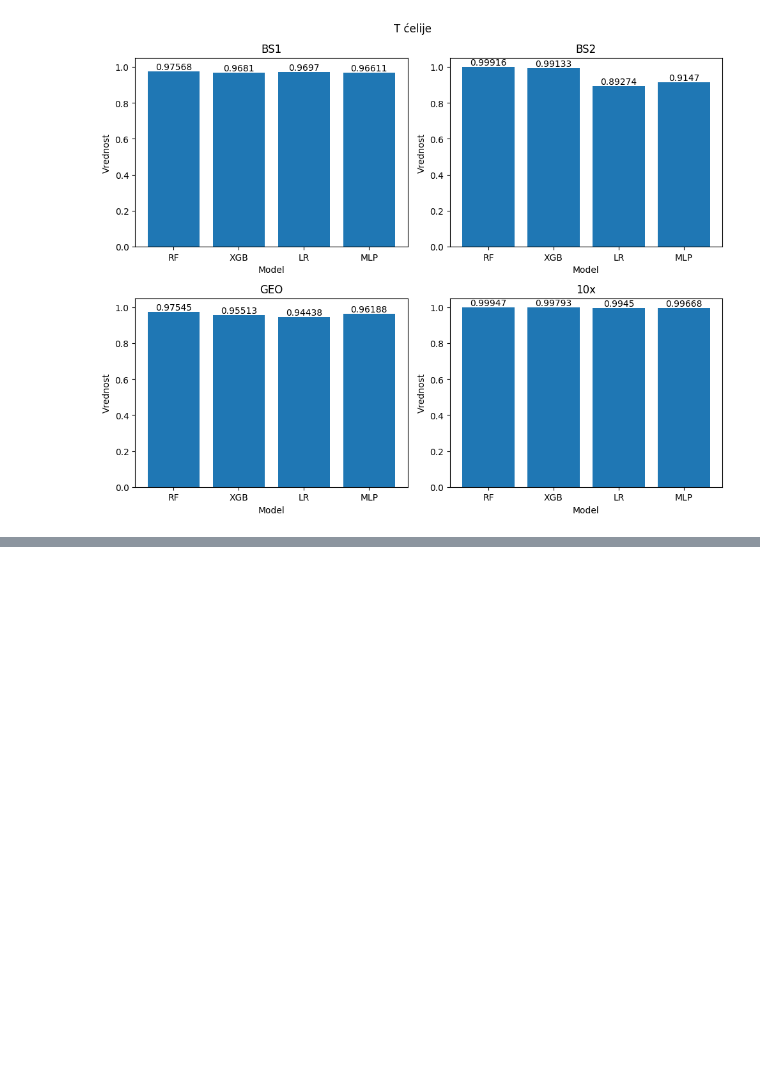
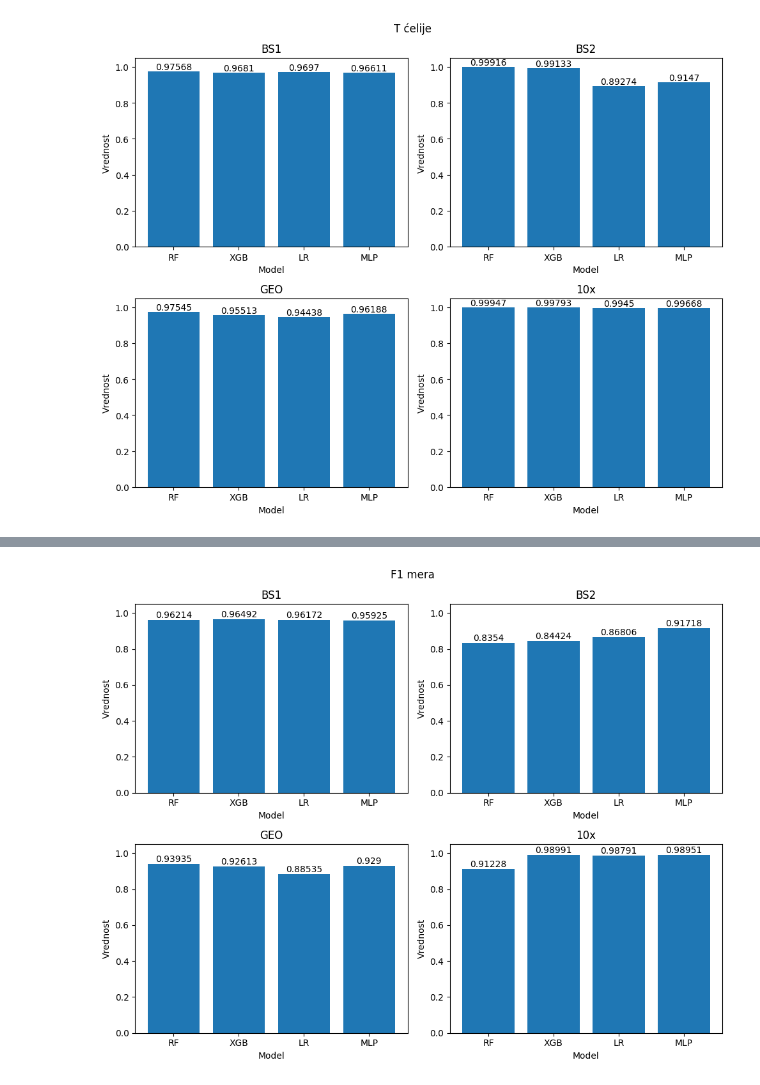
Before and after one commit to bogdans55/ip2-projekat, a Jupyter notebook: models/model_comparison.ipynb, the cells around one changed output, grey strips where cells are left out. Saved outputs shown, nothing was run; the diff lists cells and outputs as text; code cells hidden in the pictures; blank space fills up the shorter version.

```diff
--- a/models/model_comparison.ipynb
+++ b/models/model_comparison.ipynb
@@ -734,0 +927,43 @@ plt.show()
+# %%
+models = ['RF', 'XGB', 'LR', 'MLP']
+
+fig, axs = plt.subplots(2, 2, figsize=(10, 8))
+fig.suptitle('F1 mera')
+
+axs[0, 0].bar(models, f1['bs1'])
+axs[0, 0].set_title('BS1')
+for i, score in enumerate(f1['bs1']):
+    axs[0, 0].text(i, score, str(round(score, 5)), ha='center', va='bottom')
+axs[0, 0].set_ylim(0, 1.05)
+axs[0, 0].set_ylabel('Vrednost')
+axs[0, 0].set_xlabel('Model')
+
+axs[0, 1].bar(models, f1['bs2'])
+axs[0, 1].set_title('BS2')
+for i, score in enumerate(f1['bs2']):
+    axs[0, 1].text(i, score, str(round(score, 5)), ha='center', va='bottom')
+axs[0, 1].set_ylim(0, 1.05)
+axs[0, 1].set_ylabel('Vrednost')
+axs[0, 1].set_xlabel('Model')
+
+axs[1, 0].bar(models, f1['geo'])
+axs[1, 0].set_title('GEO')
+for i, score in enumerate(f1['geo']):
+    axs[1, 0].text(i, score, str(round(score, 5)), ha='center', va='bottom')
+axs[1, 0].set_ylim(0, 1.05)
+axs[1, 0].set_ylabel('Vrednost')
+axs[1, 0].set_xlabel('Model')
+
+axs[1, 1].bar(models, f1['10x'])
+axs[1, 1].set_title('10x')
+for i, score in enumerate(f1['10x']):
+    axs[1, 1].text(i, score, str(round(score, 5)), ha='center', va='bottom')
+axs[1, 1].set_ylim(0, 1.05)
+axs[1, 1].set_ylabel('Vrednost')
+axs[1, 1].set_xlabel('Model')
+
+plt.tight_layout()
+
+plt.show()
+# %% [output]
+[figure, added]
```
Also changed, not shown: parts of 10 cells of this notebook.
